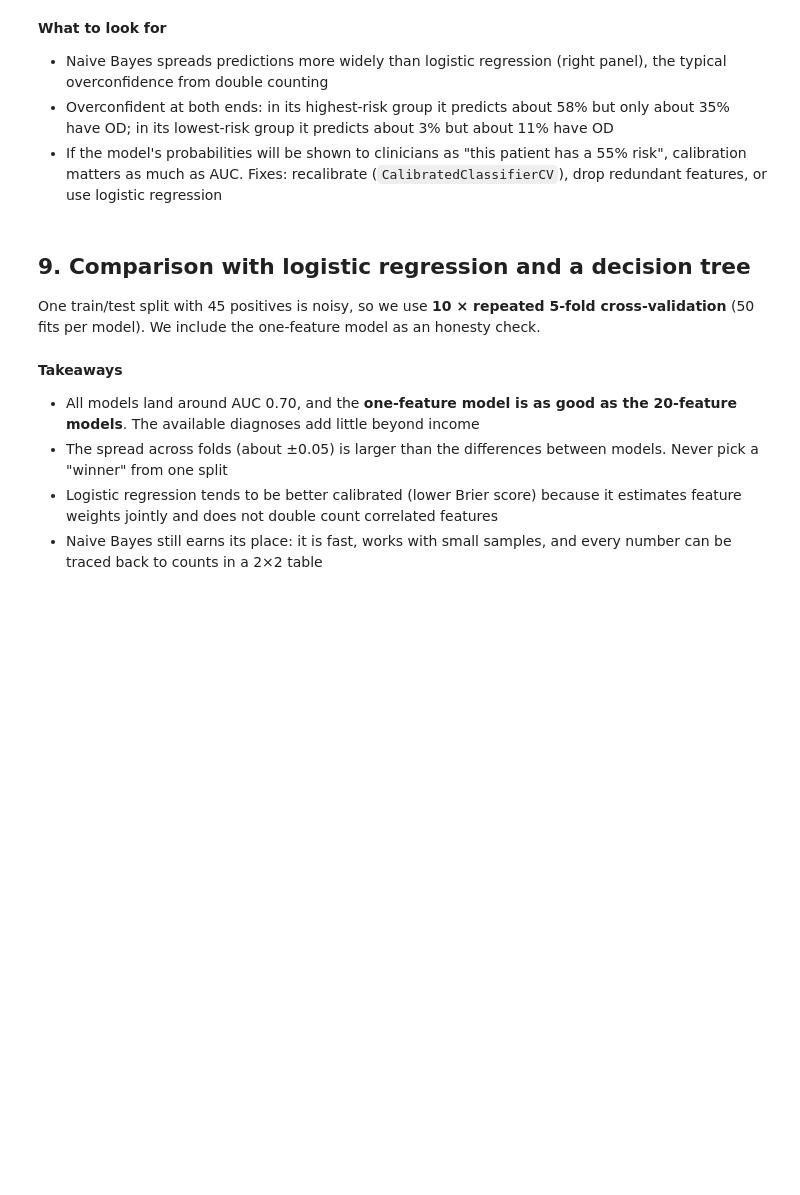
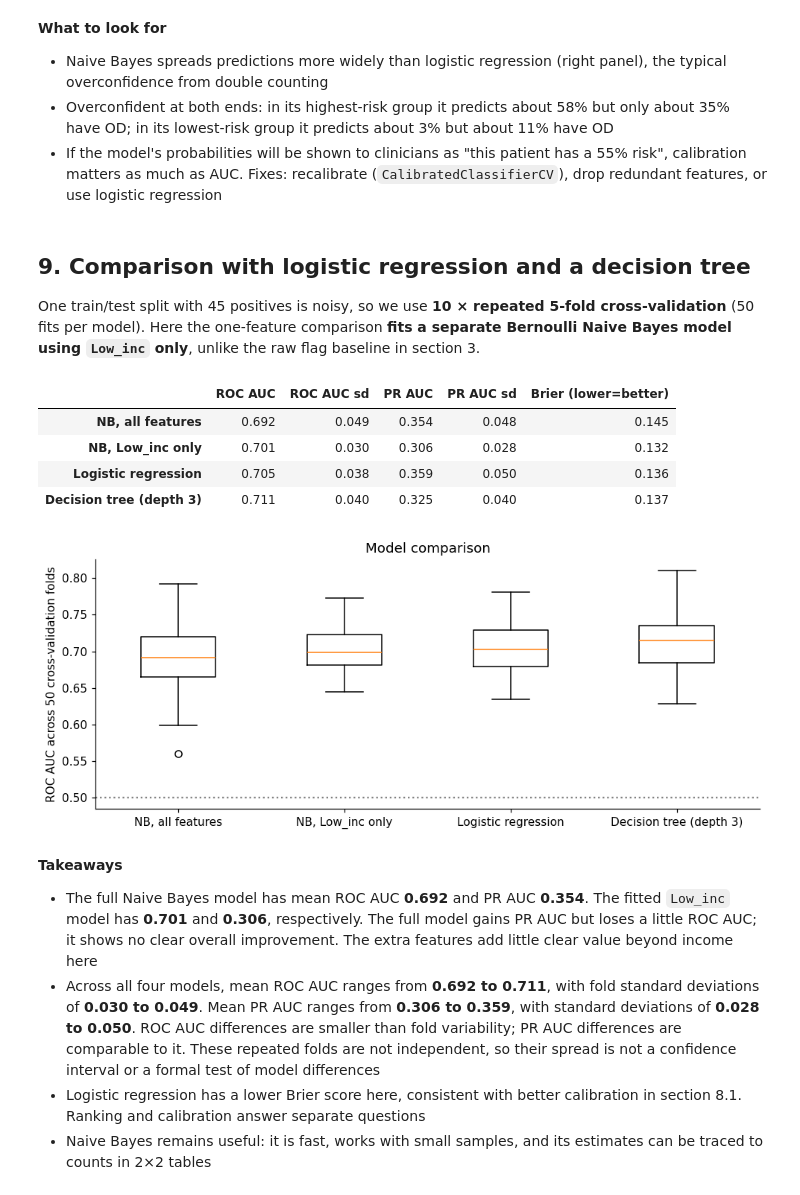
Before and after one commit to IE-ML-for-Healthcare/Bayesian-in-HC, a Jupyter notebook: 04_naive_bayes_opioid_demo_v2.ipynb, the cells around one changed output. Drawn from its saved outputs; the diff is of its cells as text; code cells hidden in the pictures; blank space fills up the shorter version.

```diff
--- a/04_naive_bayes_opioid_demo_v2.ipynb
+++ b/04_naive_bayes_opioid_demo_v2.ipynb
@@ -304,13 +307,13 @@ nb_external_prior = Pipeline([("prep", preprocess),
                               ("nb", BernoulliNB(alpha=1.0, fit_prior=False, class_prior=[0.95, 0.05]))])
 nb_external_prior.fit(X_train, y_train)
 ext_proba = nb_external_prior.predict_proba(X_test)[:, 1]
-ext_pred = nb_external_prior.predict(X_test)
+ext_pred = (ext_proba >= threshold).astype(int)
 
 print("\n--- Ranking metrics (unchanged by the prior) ---")
 print(f"ROC AUC  learned: {roc_auc_score(y_test, y_proba):.3f} | 5% prior: {roc_auc_score(y_test, ext_proba):.3f}")
-print(f"AP       learned: {average_precision_score(y_test, y_proba):.3f} | 5% prior: {average_precision_score(y_test, ext_proba):.3f}")
+print(f"PR AUC   learned: {average_precision_score(y_test, y_proba):.3f} | 5% prior: {average_precision_score(y_test, ext_proba):.3f}")
 
-print("\n--- At threshold 0.5 (changed by the prior) ---")
+print(f"\n--- At threshold {threshold:.2f} (changed by the prior) ---")
 for name, pred in [("Learned prior", y_pred), ("5% prior", ext_pred)]:
     tp = int(((pred == 1) & (y_test == 1)).sum()); fp = int(((pred == 1) & (y_test == 0)).sum())
     print(f"{name:14s}: flagged {pred.sum():3d} patients | true positives {tp:2d} | false positives {fp:2d} | "
@@ -332,7 +347,7 @@ odds = lambda p: p / (1 - p)
 inv_odds = lambda o: o / (1 + o)
 pi_learned, pi_new = y_train.mean(), 0.05
 
-for t in [0.05, 0.10, 0.20]:
+for t in [0.05, 0.10, threshold]:
     t_star = inv_odds(odds(t) * odds(pi_learned) / odds(pi_new))
     a = (ext_proba >= t).astype(int); b = (y_proba >= t_star - 1e-12).astype(int)
     print(f"5% prior @ {t:.2f}  ==  learned prior @ {t_star:.3f} | identical decisions: {np.array_equal(a, b)} | "
@@ -557,34 +649,43 @@ plt.tight_layout(); plt.show()
 # %% [markdown]
 ## 9. Comparison with logistic regression and a decision tree
 
-One train/test split with 45 positives is noisy, so we use **10 × repeated 5-fold cross-validation** (50 fits per model). We include the one-feature model as an honesty check.
+One train/test split with 45 positives is noisy, so we use **10 × repeated 5-fold cross-validation** (50 fits per model). Here the one-feature comparison **fits a separate Bernoulli Naive Bayes model using `Low_inc` only**, unlike the raw flag baseline in section 3.
 # %%
 models = {
     "NB, all features": nb_pipe,
     "NB, Low_inc only": Pipeline([("sel", ColumnTransformer([("li", "passthrough", ["Low_inc"])])),
                                   ("nb", BernoulliNB())]),
     "Logistic regression": lr_pipe,
     "Decision tree (depth 3)": Pipeline([("prep", preprocess),
                                          ("dt", DecisionTreeClassifier(max_depth=3, min_samples_leaf=20, random_state=0))]),
 }
 rcv = RepeatedStratifiedKFold(n_splits=5, n_repeats=10, random_state=0)
 res = {n: cross_validate(m, X, y, cv=rcv, scoring=["roc_auc", "average_precision", "neg_brier_score"])
        for n, m in models.items()}
 
-summary = pd.DataFrame({n: {"ROC AUC": r["test_roc_auc"].mean(), "AUC sd": r["test_roc_auc"].std(),
-                            "Avg precision": r["test_average_precision"].mean(),
+summary = pd.DataFrame({n: {"ROC AUC": r["test_roc_auc"].mean(), "ROC AUC sd": r["test_roc_auc"].std(),
+                            "PR AUC": r["test_average_precision"].mean(),
+                            "PR AUC sd": r["test_average_precision"].std(),
                             "Brier (lower=better)": -r["test_neg_brier_score"].mean()} for n, r in res.items()}).T
 display(summary.style.format(precision=3))
 
 fig, ax = plt.subplots(figsize=(9, 3.8))
 ax.boxplot([r["test_roc_auc"] for r in res.values()])
 ax.set_xticks(range(1, len(res) + 1), list(res))
-ax.axhline(.5, c="grey", ls=":"); ax.set(ylabel="ROC AUC across 50 CV folds", title="Model comparison")
+ax.axhline(.5, c="grey", ls=":"); ax.set(ylabel="ROC AUC across 50 cross-validation folds", title="Model comparison")
 plt.tight_layout(); plt.show()
+# %% [output]
+|  | ROC AUC | ROC AUC sd | PR AUC | PR AUC sd | Brier (lower=better) |
+| NB, all features | 0.692 | 0.049 | 0.354 | 0.048 | 0.145 |
+| NB, Low_inc only | 0.701 | 0.030 | 0.306 | 0.028 | 0.132 |
+| Logistic regression | 0.705 | 0.038 | 0.359 | 0.050 | 0.136 |
+| Decision tree (depth 3) | 0.711 | 0.040 | 0.325 | 0.040 | 0.137 |
+[figure, added]
 # %% [markdown]
 **Takeaways**
-- All models land around AUC 0.70, and the **one-feature model is as good as the 20-feature models**. The available diagnoses add little beyond income
-- The spread across folds (about ±0.05) is larger than the differences between models. Never pick a "winner" from one split
-- Logistic regression tends to be better calibrated (lower Brier score) because it estimates feature weights jointly and does not double count correlated features
-- Naive Bayes still earns its place: it is fast, works with small samples, and every number can be traced back to counts in a 2×2 table
+
+- The full Naive Bayes model has mean ROC AUC **0.692** and PR AUC **0.354**. The fitted `Low_inc` model has **0.701** and **0.306**, respectively. The full model gains PR AUC but loses a little ROC AUC; it shows no clear overall improvement. The extra features add little clear value beyond income here
+- Across all four models, mean ROC AUC ranges from **0.692 to 0.711**, with fold standard deviations of **0.030 to 0.049**. Mean PR AUC ranges from **0.306 to 0.359**, with standard deviations of **0.028 to 0.050**. ROC AUC differences are smaller than fold variability; PR AUC differences are comparable to it. These repeated folds are not independent, so their spread is not a confidence interval or a formal test of model differences
+- Logistic regression has a lower Brier score here, consistent with better calibration in section 8.1. Ranking and calibration answer separate questions
+- Naive Bayes remains useful: it is fast, works with small samples, and its estimates can be traced to counts in 2×2 tables
 # %% [markdown]
```
Also changed, not shown: parts of 27 cells of this notebook.
